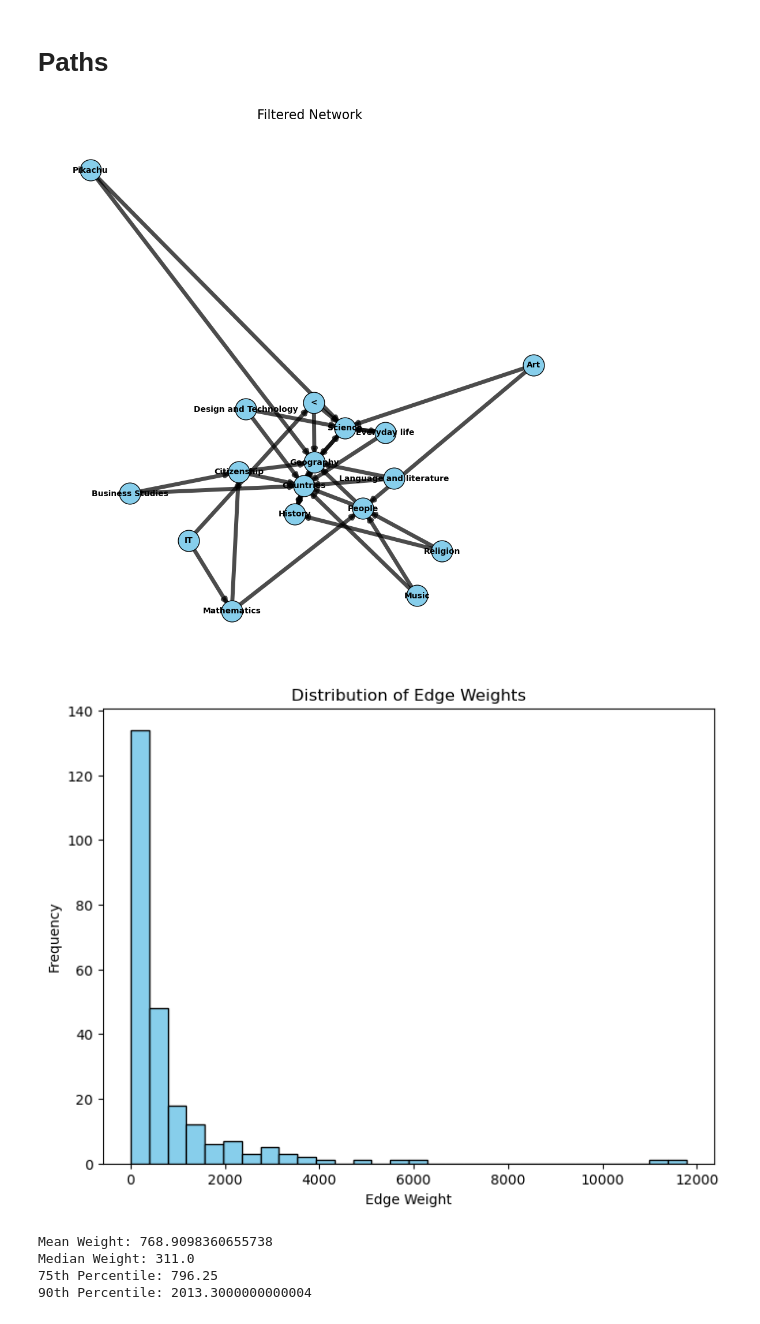
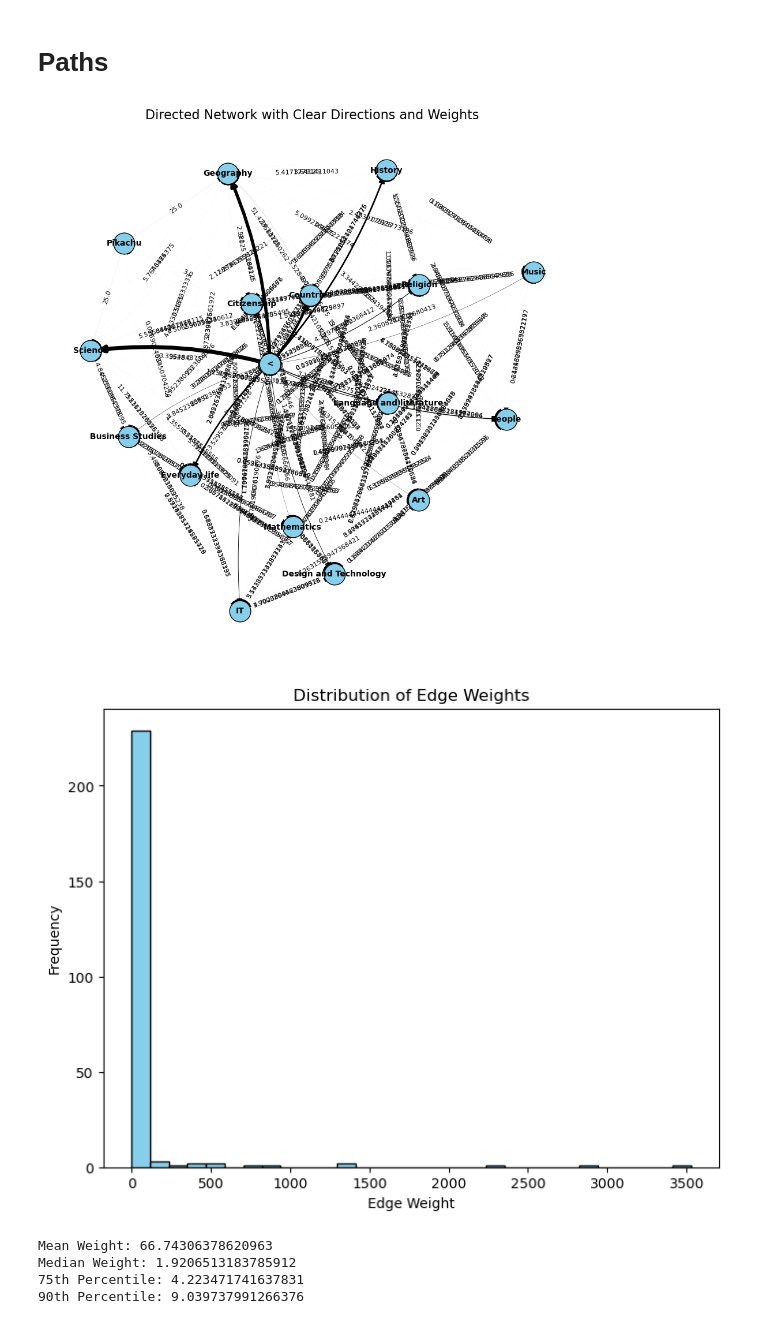
Before and after one commit to epfl-ada/ada-2024-project-the5outliers, a Jupyter notebook: categories_exploration.ipynb, the cells around one changed output. Saved outputs shown, nothing was run; the diff lists cells and outputs as text; code cells hidden in the pictures.

Commit message:
add result cat + networks

```diff
--- a/categories_exploration.ipynb
+++ b/categories_exploration.ipynb
@@ -280,21 +317,44 @@ def plot_network_with_thresholds(G, thresholds):
         nx.draw(H, pos, with_labels=True, node_size=500, font_size=10, edge_color="skyblue")
         plt.title(f"Graph with Weight Threshold = {threshold}")
         plt.show()
+# %%
+def normalize_edge_weights(G, df_categories):
+    """
+    Normalize edge weights by the number of articles in the source category.
+    """
+    # Count articles per category
+    category_counts = df_categories['level_1'].value_counts().to_dict()
+
+    # Create a copy of the graph for normalized weights
+    G_normalized = G.copy()
+
+    # Normalize edge weights
+    for u, v, data in G.edges(data=True):
+        source_count = category_counts.get(u, 1)  # Default to 1 if category count not available
+        normalized_weight = data['weight'] / source_count
+        G_normalized[u][v]['weight'] = normalized_weight
+
+    return G_normalized
 # %%
-# Step 1: Build the network
-G = build_network(df_finished, df_categories_filtered)
+# Build the network including self-loops to capture intra-category transitions
+G = build_network(df_finished, df_categories_filtered, include_self_loops=False)
 
-# Step 2: Filter and plot the network with a specific threshold and top connections
-H = filter_network(G, weight_threshold=10, top_n=2)
-plot_network(H, title="Filtered Network ")
+# Example usage:
+G_normalized = normalize_edge_weights(G, df_categories_filtered)
+
+# Filter the network based on a chosen weight threshold
+H = filter_network(G_normalized, weight_threshold=0, top_n=None)
+
+# Plot the network with clear edge directions and edge labels
+plot_network(H, title="Directed Network with Clear Directions and Weights")
 
 # Step 3: Analyze edge weights and get thresholds (if want to explore different thresholds)
-mean_weight, median_weight, percentile_75, percentile_90 = analyze_edge_weights(G)
-plot_network_with_thresholds(G, [mean_weight, median_weight, percentile_75, percentile_90])
+mean_weight, median_weight, percentile_75, percentile_90 = analyze_edge_weights(H)
+plot_network_with_thresholds(H, [mean_weight, median_weight, percentile_75, percentile_90])
 # %% [output]
-[figure, old version]
+[figure, new version]
-[figure, old version]
+[figure, new version]
-Mean Weight: 768.9098360655738
-Median Weight: 311.0
-75th Percentile: 796.25
-90th Percentile: 2013.3000000000004
+Mean Weight: 66.74306378620963
+Median Weight: 1.9206513183785912
+75th Percentile: 4.223471741637831
+90th Percentile: 9.039737991266376
```
Also changed, not shown: parts of 15 cells of this notebook, 2 other files.
